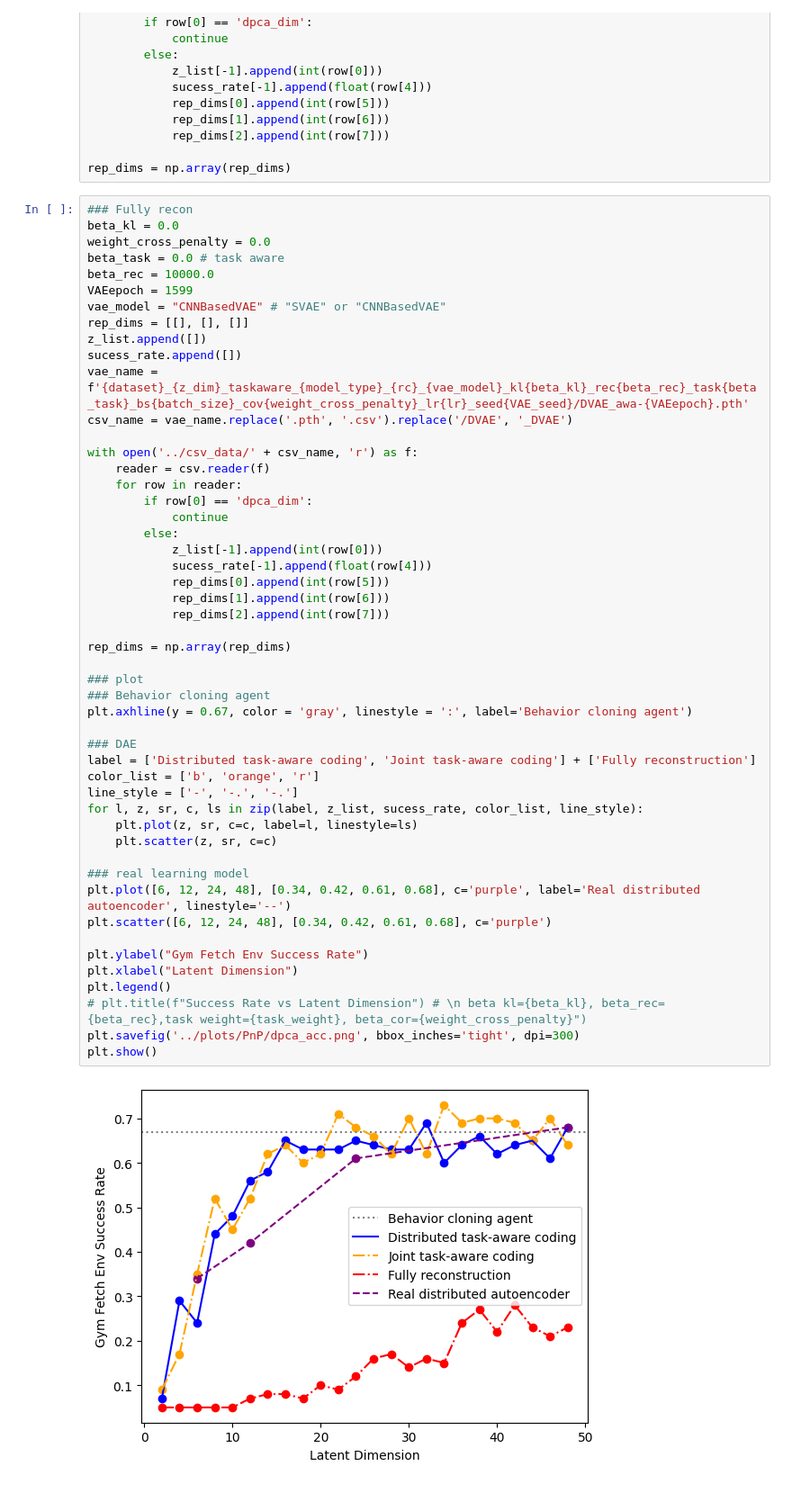
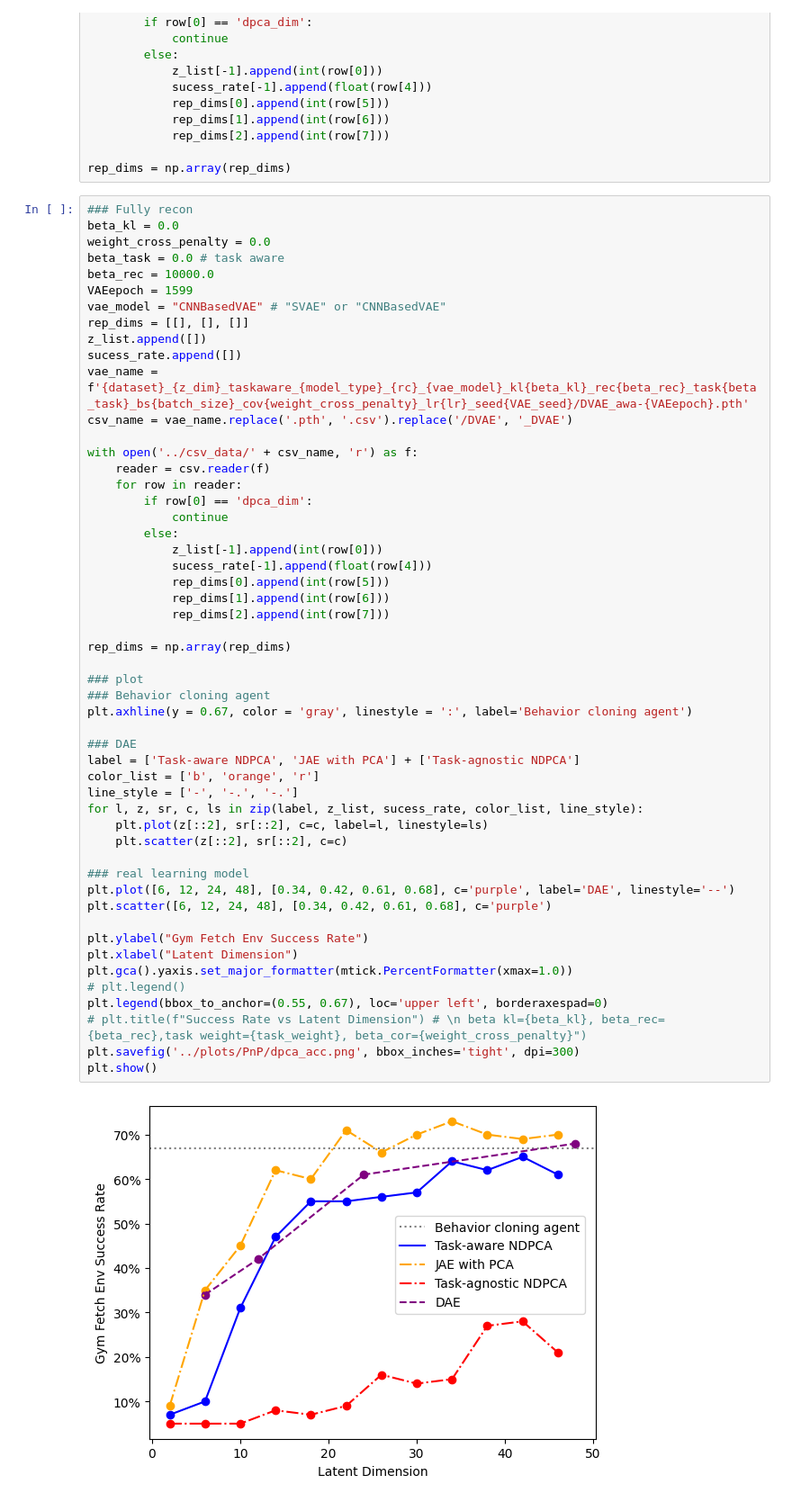
Before and after one commit to UTAustin-SwarmLab/Task-aware-Distributed-Source-Coding, a Jupyter notebook: PnP_scripts/plot＿pnp_evalEQ.ipynb, the cells around one changed output. Shown: that part at 90% size. Drawn from its saved outputs; the diff is of its cells as text.

```diff
--- a/PnP_scripts/plot＿pnp_evalEQ.ipynb
+++ b/PnP_scripts/plot＿pnp_evalEQ.ipynb
@@ -125,36 +126,38 @@ with open('../csv_data/' + csv_name, 'r') as f:
     for row in reader:
         if row[0] == 'dpca_dim':
             continue
         else:
             z_list[-1].append(int(row[0]))
             sucess_rate[-1].append(float(row[4]))
             rep_dims[0].append(int(row[5]))
             rep_dims[1].append(int(row[6]))
             rep_dims[2].append(int(row[7]))
 
 rep_dims = np.array(rep_dims)
 
 ### plot
 ### Behavior cloning agent
 plt.axhline(y = 0.67, color = 'gray', linestyle = ':', label='Behavior cloning agent')
 
 ### DAE
-label = ['Distributed task-aware coding', 'Joint task-aware coding'] + ['Fully reconstruction']
+label = ['Task-aware NDPCA', 'JAE with PCA'] + ['Task-agnostic NDPCA']
 color_list = ['b', 'orange', 'r']
 line_style = ['-', '-.', '-.']
 for l, z, sr, c, ls in zip(label, z_list, sucess_rate, color_list, line_style):
-    plt.plot(z, sr, c=c, label=l, linestyle=ls)
-    plt.scatter(z, sr, c=c)
+    plt.plot(z[::2], sr[::2], c=c, label=l, linestyle=ls)
+    plt.scatter(z[::2], sr[::2], c=c)
 
 ### real learning model
-plt.plot([6, 12, 24, 48], [0.34, 0.42, 0.61, 0.68], c='purple', label='Real distributed autoencoder', linestyle='--')
+plt.plot([6, 12, 24, 48], [0.34, 0.42, 0.61, 0.68], c='purple', label='DAE', linestyle='--')
 plt.scatter([6, 12, 24, 48], [0.34, 0.42, 0.61, 0.68], c='purple')
 
 plt.ylabel("Gym Fetch Env Success Rate")
 plt.xlabel("Latent Dimension")
-plt.legend()
+plt.gca().yaxis.set_major_formatter(mtick.PercentFormatter(xmax=1.0))
+# plt.legend()
+plt.legend(bbox_to_anchor=(0.55, 0.67), loc='upper left', borderaxespad=0)
 # plt.title(f"Success Rate vs Latent Dimension") # \n beta kl={beta_kl}, beta_rec={beta_rec},task weight={task_weight}, beta_cor={weight_cross_penalty}")
 plt.savefig('../plots/PnP/dpca_acc.png', bbox_inches='tight', dpi=300)
 plt.show()
 # %% [output]
-[figure, old version]
+[figure, new version]
```
Also changed, not shown: parts of 2 cells of this notebook, 13 other files.
